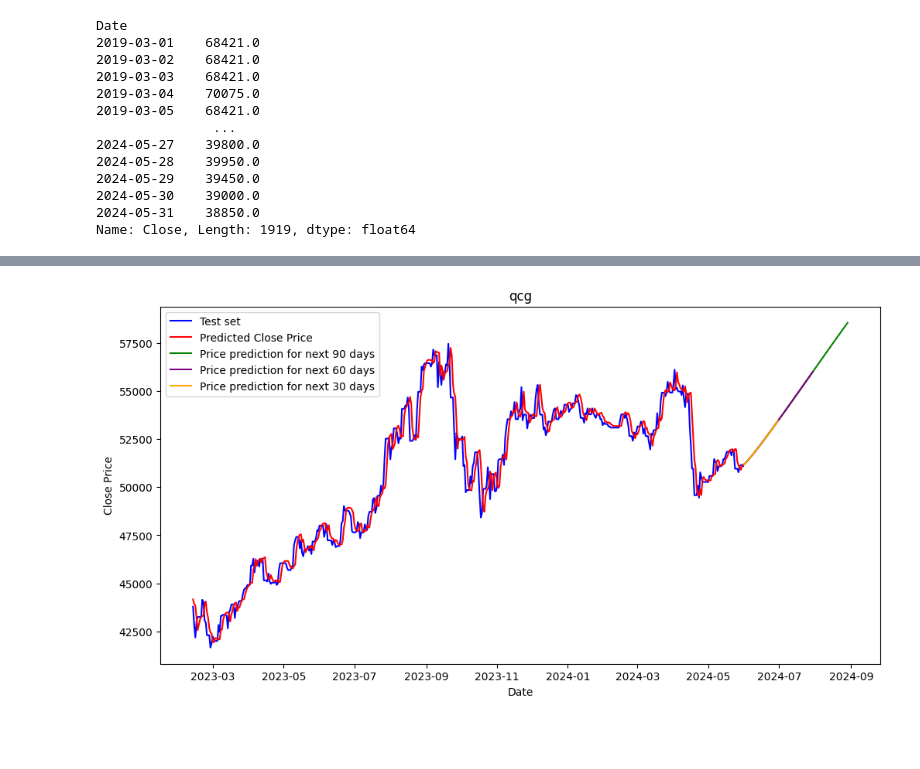
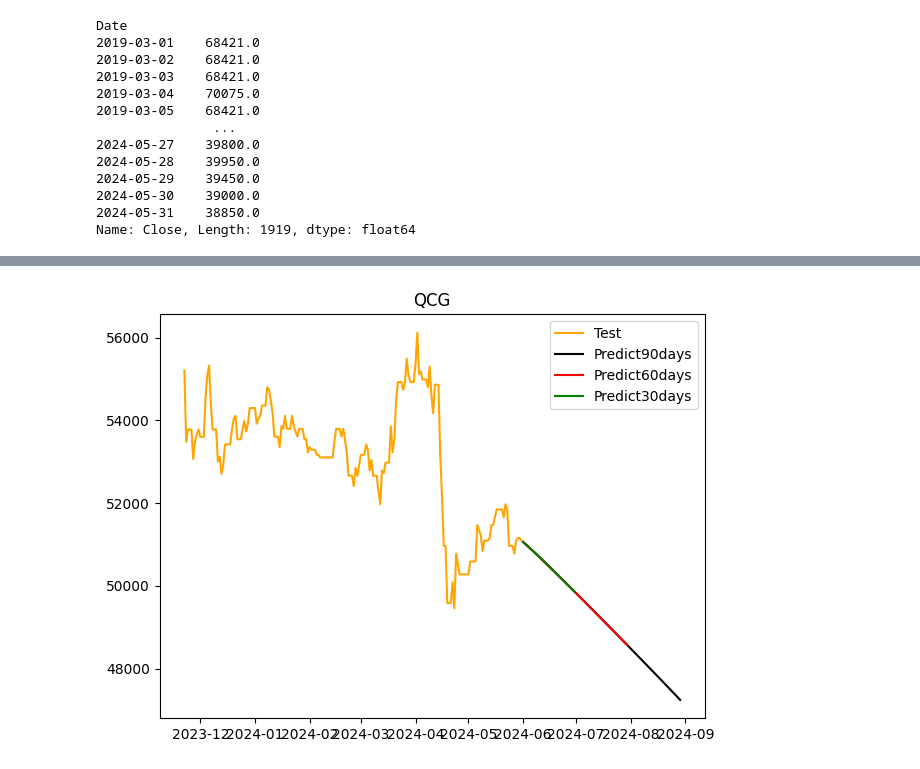
Before and after one commit to cngpc43/IS403.O21.HTCL, a Jupyter notebook: Models/GRU/GRU(9-1).ipynb, the cells around one changed output, grey strips where cells are left out. Saved outputs shown, nothing was run; the diff lists cells and outputs as text; code cells hidden in the pictures; blank space fills up the shorter version.

```diff
--- a/Models/GRU/GRU(9-1).ipynb
+++ b/Models/GRU/GRU(9-1).ipynb
@@ -289,7 +289,7 @@ temp_input=temp_input[0].tolist()
 from numpy import array
 
 dxg_lst_output=[]
-n_steps=515
+n_steps=len(temp_input) - 1
 i=0
 while(i<90):
 
@@ -474,23 +468,18 @@ plt.show()
 # %%
-plt.figure(figsize=(12, 6))
-new = pd.date_range(start=qcg.index[qcg_train_size], end=qcg.index[-1])[101:]
-
-plt.plot(new,scaler.inverse_transform(qcg_test_data)[101:],color='blue',label='Test set')
-plt.plot(new,qcg_y_pred,color='red',label='Predicted Close Price')
-
+new = pd.date_range(start=qcg.index[qcg_train_size], end=qcg.index[-1])
+plt.plot(new,scaler.inverse_transform(qcg_test_data),color='orange')
 
 start_date = qcg.index[-1] + datetime.timedelta(1)
 qcg_predict_data_30 = pd.date_range(start=start_date, end=start_date + datetime.timedelta(29))
 qcg_predict_data_60 = pd.date_range(start=start_date, end=start_date + datetime.timedelta(59))
 qcg_predict_data_90 = pd.date_range(start=start_date, end=start_date + datetime.timedelta(89))
-plt.plot(qcg_predict_data_90,scaler.inverse_transform(qcg_lst_output[:90]),color='green', label='Price prediction for next 90 days')
-plt.plot(qcg_predict_data_60,scaler.inverse_transform(qcg_lst_output[:60]), color='purple',label='Price prediction for next 60 days')
-plt.plot(qcg_predict_data_30,scaler.inverse_transform(qcg_lst_output[:30]),color='orange',label='Price prediction for next 30 days')
-plt.legend()
-plt.title('qcg')
-plt.xlabel('Date')
-plt.ylabel('Close Price')
+plt.plot(qcg_predict_data_90,scaler.inverse_transform(qcg_lst_output[:90]),color='black')
+plt.plot(qcg_predict_data_60,scaler.inverse_transform(qcg_lst_output[:60]), color='red')
+plt.plot(qcg_predict_data_30,scaler.inverse_transform(qcg_lst_output[:30]),color='green')
+plt.legend(['Test','Predict90days','Predict60days','Predict30days'])
+plt.title('QCG')
+plt.tight_layout()
 plt.show()
 # %% [output]
-[figure, old version]
+[figure, new version]
 # %%
```
Also changed, not shown: parts of 9 cells of this notebook, 20 other files.
